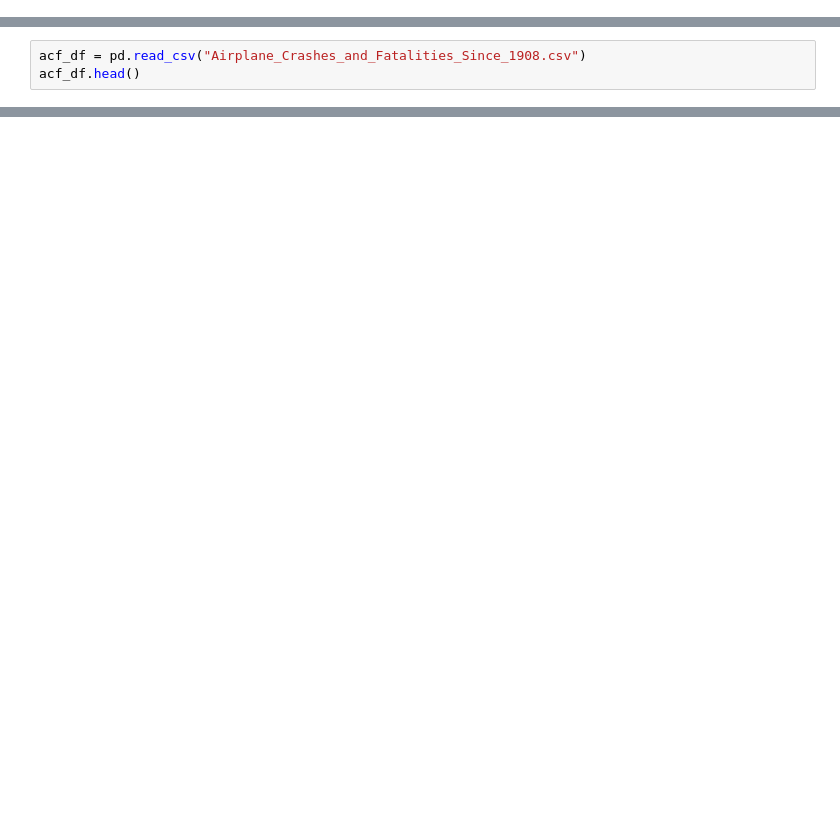
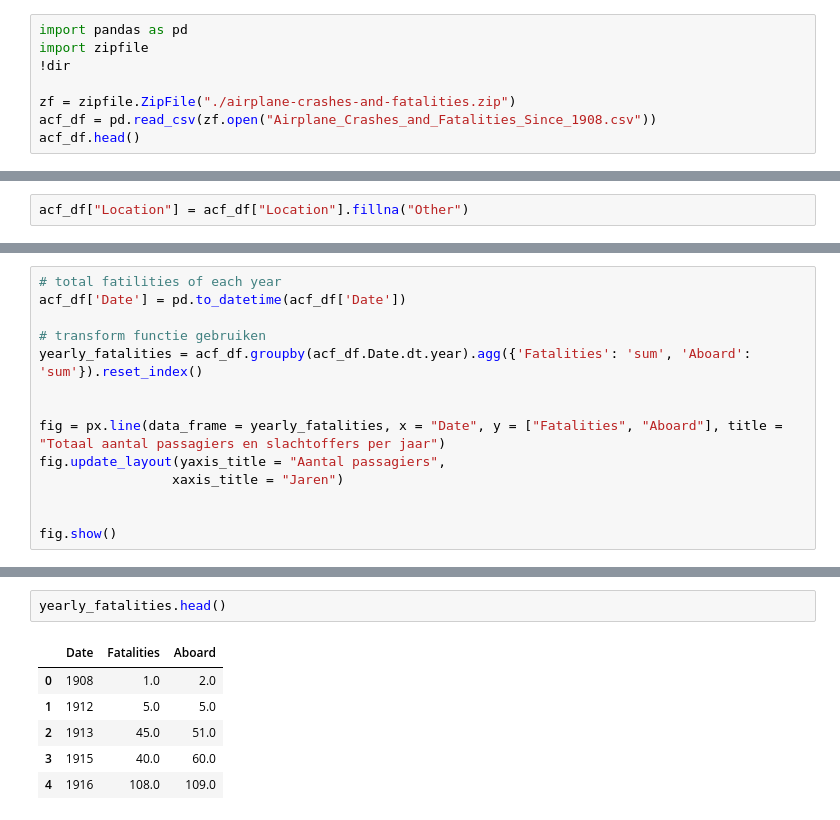
Before and after one commit to Stemt/DS-groep-6, a Jupyter notebook: Case-2/case_2.ipynb, the cells around one changed output, grey strips where cells are left out. Saved outputs shown, nothing was run; the diff lists cells and outputs as text; blank space fills up the shorter version.

```diff
--- a/Case-2/case_2.ipynb
+++ b/Case-2/case_2.ipynb
@@ -4,0 +25,8 @@ uncomment de volgende lijn om streamlit te installeren
+# %%
+import pandas as pd
+import zipfile
+!dir
+
+zf = zipfile.ZipFile("./airplane-crashes-and-fatalities.zip")
+acf_df = pd.read_csv(zf.open("Airplane_Crashes_and_Fatalities_Since_1908.csv"))
+acf_df.head()
@@ -49,3 +57,0 @@ faa_df.head()
-# %%
-acf_df = pd.read_csv("Airplane_Crashes_and_Fatalities_Since_1908.csv")
-acf_df.head()
@@ -139,0 +58,2 @@ words.head(40)
+# %%
+acf_df["Location"] = acf_df["Location"].fillna("Other")
@@ -139,0 +75,14 @@ words.head(40)
+# %%
+# total fatilities of each year
+acf_df['Date'] = pd.to_datetime(acf_df['Date'])
+
+# transform functie gebruiken
+yearly_fatalities = acf_df.groupby(acf_df.Date.dt.year).agg({'Fatalities': 'sum', 'Aboard': 'sum'}).reset_index()
+
+
+fig = px.line(data_frame = yearly_fatalities, x = "Date", y = ["Fatalities", "Aboard"], title = "Totaal aantal passagiers en slachtoffers per jaar")
+fig.update_layout(yaxis_title = "Aantal passagiers",
+                 xaxis_title = "Jaren")
+
+
+fig.show()
@@ -139,0 +91,9 @@ words.head(40)
+# %%
+yearly_fatalities.head()
+# %% [output]
+|  | Date | Fatalities | Aboard |
+| 0 | 1908 | 1.0 | 2.0 |
+| 1 | 1912 | 5.0 | 5.0 |
+| 2 | 1913 | 45.0 | 51.0 |
+| 3 | 1915 | 40.0 | 60.0 |
+| 4 | 1916 | 108.0 | 109.0 |
```
Also changed, not shown: parts of 23 cells of this notebook.
